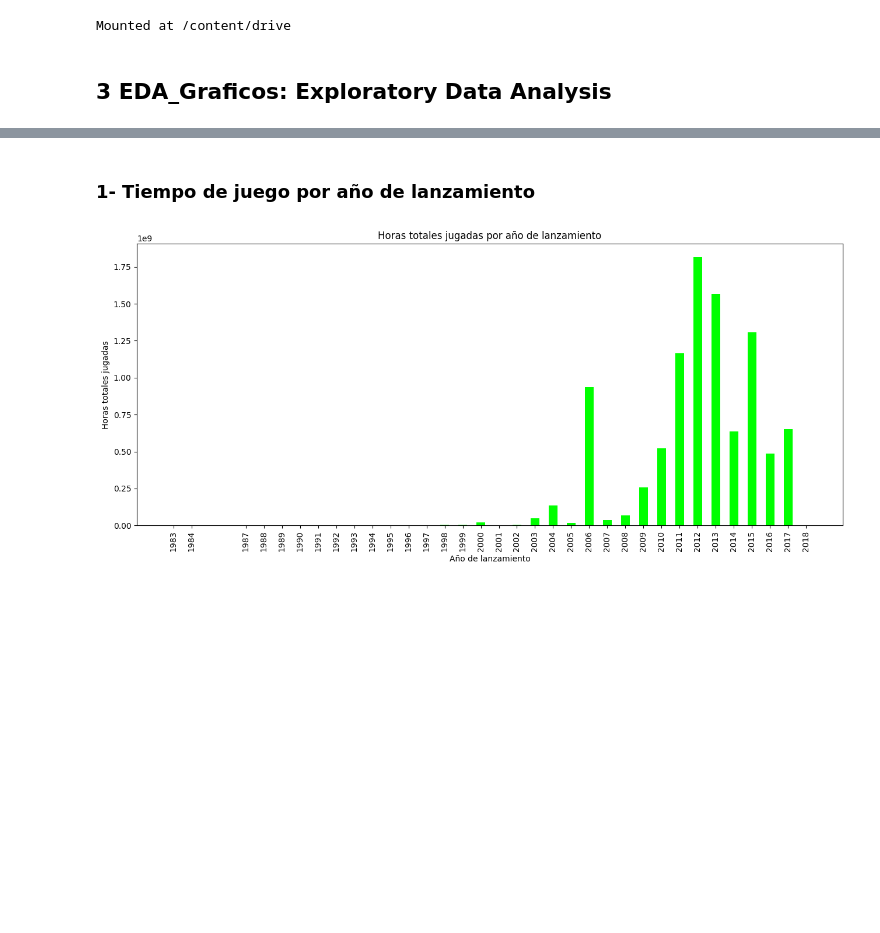
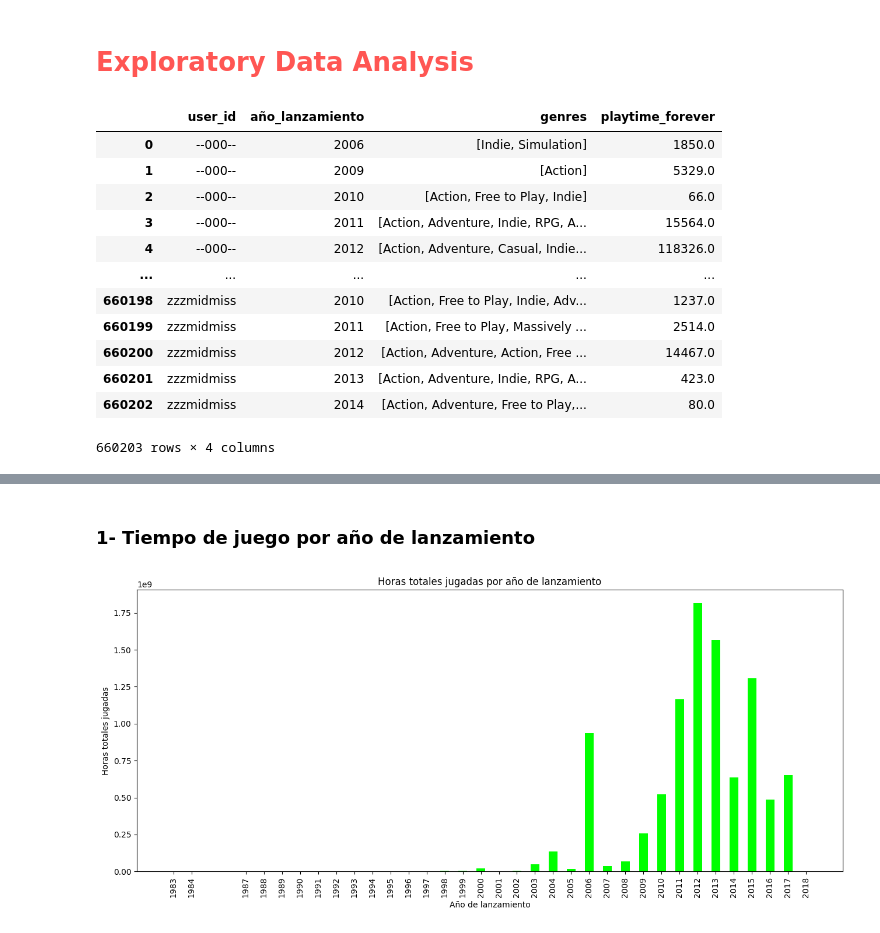
Before and after one commit to Hern4nOckham/Proyecto_SoyHenry_DataSc-1, a Jupyter notebook: 1_Notebooks/3_xEDA.ipynb, the cells around one changed output, grey strips where cells are left out. Saved outputs shown, nothing was run; the diff lists cells and outputs as text; code cells hidden in the pictures; blank space fills up the shorter version.

```diff
--- a/1_Notebooks/3_xEDA.ipynb
+++ b/1_Notebooks/3_xEDA.ipynb
@@ -1,11 +1,5 @@
-# %%
-# Coneccion entre Google Colab y el Drive
-from google.colab import drive
-drive.mount('/content/drive')
-# %% [output]
-Mounted at /content/drive
 # %% [markdown]
-## **3 EDA_Graficos: Exploratory Data Analysis**
+# **<font color="#ff5653">Exploratory Data Analysis</font>**
 # %%
 # Libreria
 import pandas as pd
@@ -14,6 +8,22 @@ import matplotlib.pyplot as plt
 from wordcloud import WordCloud
 # %%
 # Cargamos dataframe df_f1yf2
-df_f1yf2 = pd.read_parquet("/content/drive/MyDrive/Henry - Proyecto individial_1/df_f1yf2.parquet")
+df_f1yf2 = pd.read_parquet("C:/Users/hpiza/Desktop/Subir a GitHub/Proyecto_individualDS-1/3_Datasets/df_f1yf2.parquet")
+# %%
+df_f1yf2
+# %% [output]
+|  | user_id | año_lanzamiento | genres | playtime_forever |
+| 0 | --000-- | 2006 | [Indie, Simulation] | 1850.0 |
+| 1 | --000-- | 2009 | [Action] | 5329.0 |
+| 2 | --000-- | 2010 | [Action, Free to Play, Indie] | 66.0 |
+| 3 | --000-- | 2011 | [Action, Adventure, Indie, RPG, A... | 15564.0 |
+| 4 | --000-- | 2012 | [Action, Adventure, Casual, Indie... | 118326.0 |
+| ... | ... | ... | ... | ... |
+| 660198 | zzzmidmiss | 2010 | [Action, Free to Play, Indie, Adv... | 1237.0 |
+| 660199 | zzzmidmiss | 2011 | [Action, Free to Play, Massively ... | 2514.0 |
+| 660200 | zzzmidmiss | 2012 | [Action, Adventure, Action, Free ... | 14467.0 |
+| 660201 | zzzmidmiss | 2013 | [Action, Adventure, Indie, RPG, A... | 423.0 |
+| 660202 | zzzmidmiss | 2014 | [Action, Adventure, Free to Play,... | 80.0 |
+660203 rows × 4 columns
 # %%
 # Cargamos dataframe df_f3f4yf5
```
Also changed, not shown: parts of 5 cells of this notebook.
